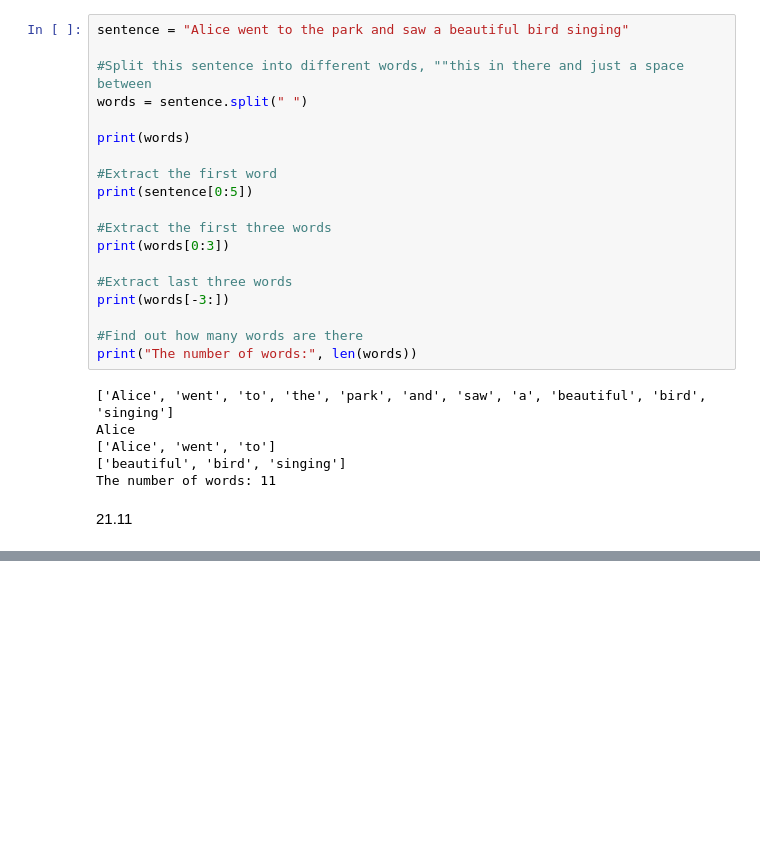
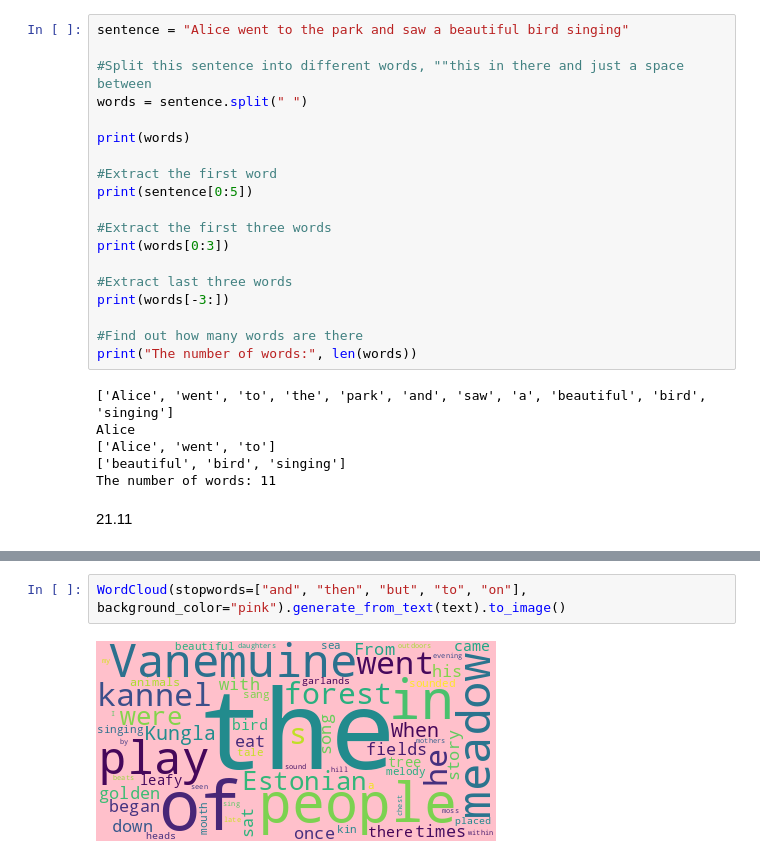
Before and after one commit to helenajyrgenson/dt-2025-data-visualisation, a Jupyter notebook: notebooks/class_work/week_11.ipynb, the cells around one changed output, grey strips where cells are left out. Cells and saved outputs as stored; diff of their text form; blank space fills up the shorter version.

```diff
--- a/notebooks/class_work/week_11.ipynb
+++ b/notebooks/class_work/week_11.ipynb
@@ -137,0 +145,4 @@ text = urllib.request.urlopen("").read().decode("utf-8") #use this last part to
+# %%
+WordCloud(stopwords=["and", "then", "but", "to", "on"], background_color="pink").generate_from_text(text).to_image()
+# %% [output]
+[figure, added]
```
Also changed, not shown: parts of 5 cells of this notebook, 1 other file.
